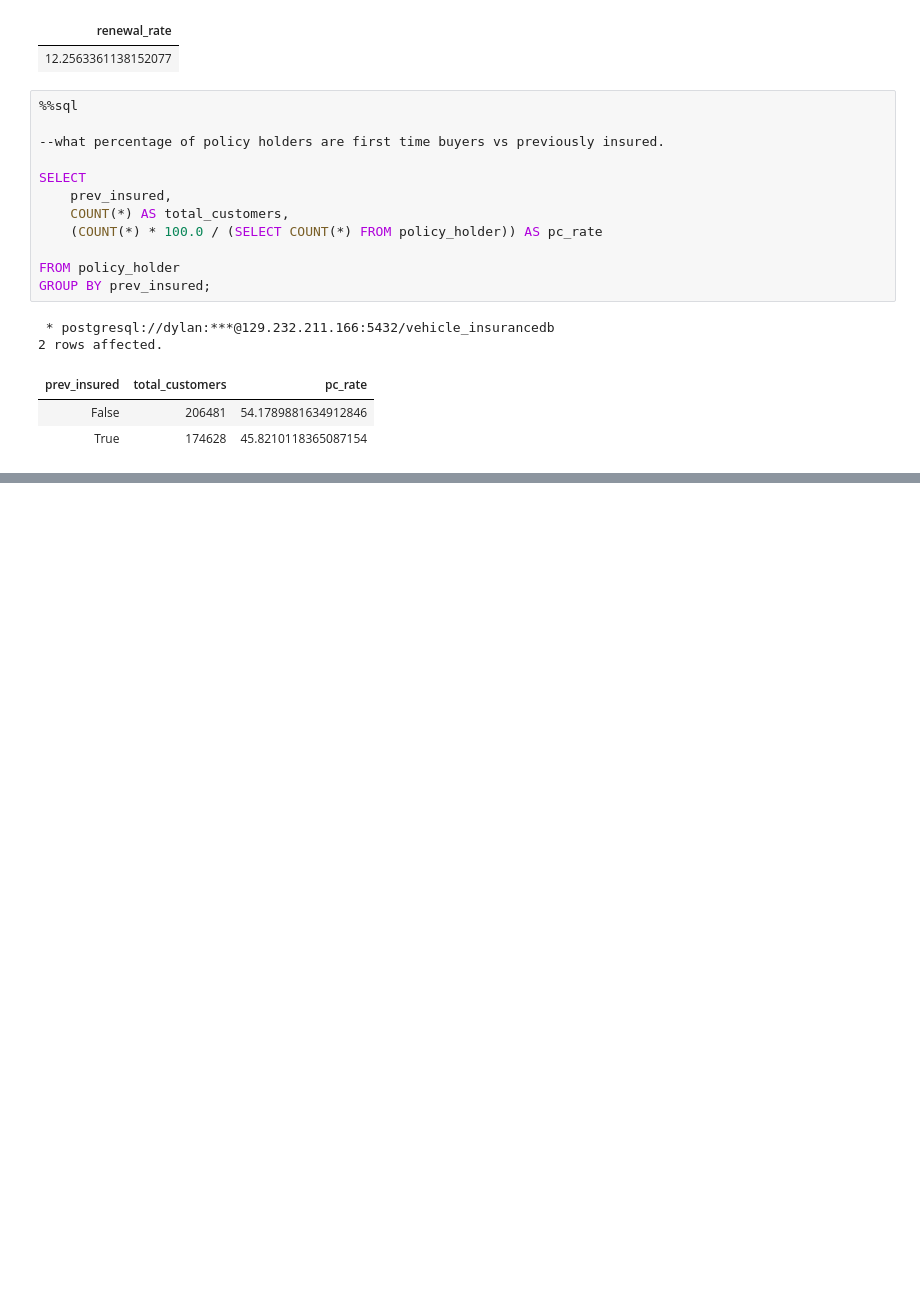
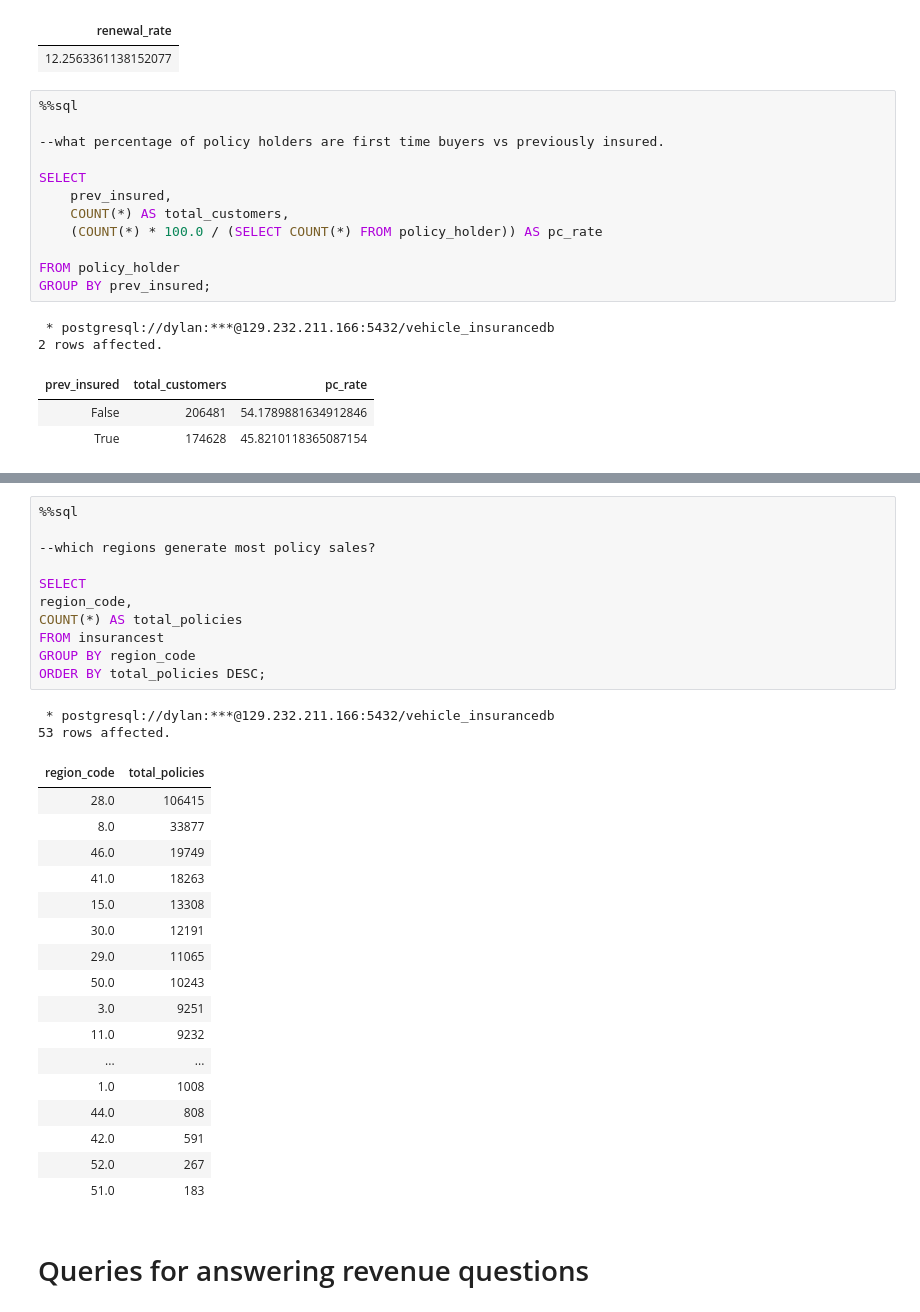
Before and after one commit to The-DigitalAcademy/Vehicle_Insurance, a Jupyter notebook: sqlanalysis_query.ipynb, the cells around one changed output, grey strips where cells are left out. Saved outputs shown, nothing was run; the diff lists cells and outputs as text; blank space fills up the shorter version.

```diff
--- a/sqlanalysis_query.ipynb
+++ b/sqlanalysis_query.ipynb
@@ -104,0 +197,33 @@ ORDER BY renewal_rate DESC;]
+# %%
+%%sql
+
+--which regions generate most policy sales?
+
+SELECT
+region_code,
+COUNT(*) AS total_policies
+FROM insurancest
+GROUP BY region_code
+ORDER BY total_policies DESC;
+# %% [output]
+ * postgresql://dylan:***@129.232.211.166:5432/vehicle_insurancedb
+53 rows affected.
+| region_code | total_policies |
+| 28.0 | 106415 |
+| 8.0 | 33877 |
+| 46.0 | 19749 |
+| 41.0 | 18263 |
+| 15.0 | 13308 |
+| 30.0 | 12191 |
+| 29.0 | 11065 |
+| 50.0 | 10243 |
+| 3.0 | 9251 |
+| 11.0 | 9232 |
+| ... | ... |
+| 1.0 | 1008 |
+| 44.0 | 808 |
+| 42.0 | 591 |
+| 52.0 | 267 |
+| 51.0 | 183 |
+# %% [markdown]
+# Queries for answering revenue questions
```
Also changed, not shown: parts of 8 cells of this notebook.
